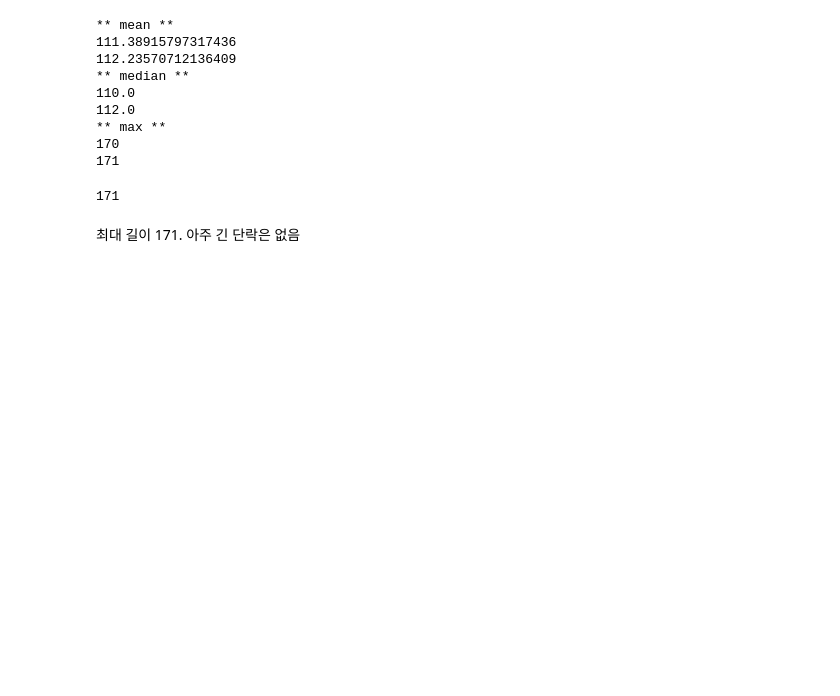
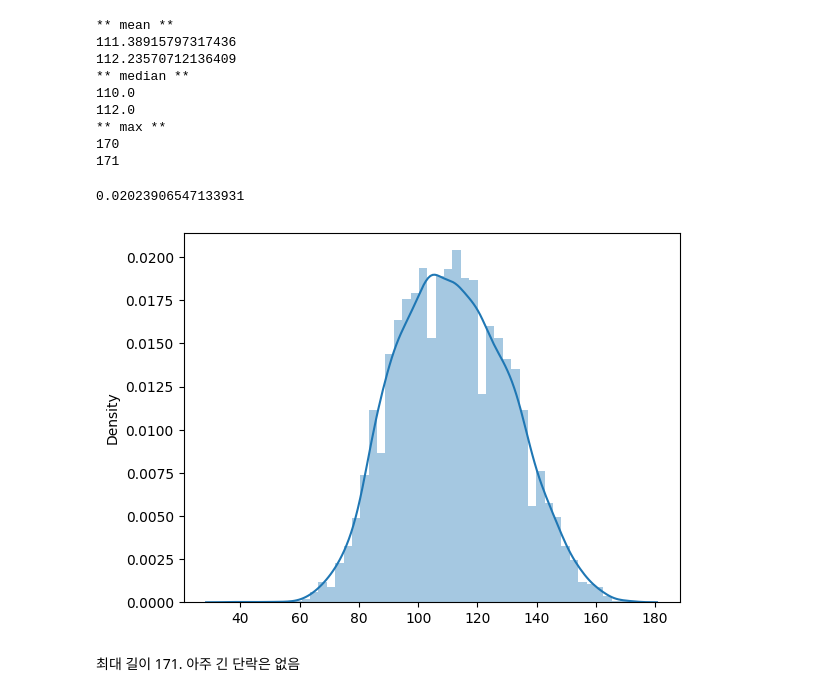
Before and after one commit to grizzzB/DPR, a Jupyter notebook: downloads/data/elasticsearch_data.ipynb, the cells around one changed output. Cells and saved outputs as stored; diff of their text form; code cells hidden in the pictures; blank space fills up the shorter version.

```diff
--- a/downloads/data/elasticsearch_data.ipynb
+++ b/downloads/data/elasticsearch_data.ipynb
@@ -296,10 +350,24 @@ show_doc_len(docs['dev']['data'], max)
 ** max **
 170
 171
-# %%
-max([ l["len_ctxs"] for l in res])
-# %% [output]
-171
+# %%
+res = check_ctx_len(docs['train']['data']+docs['dev']['data'])# 최대 최소 등 길이 정보를 조회하는 목적
+len_list = [l["len_ctxs"] for l in res]
+
+num = 0
+
+for l in len_list:
+    if l > 150:
+        num += 1
+
+print(num/len(len_list))
+# %% [output]
+0.02023906547133931
+# %%
+sns.distplot(np.array(len_list))
+plt.show()
+# %% [output]
+[figure, added]
 # %% [markdown]
 최대 길이 171. 아주 긴 단락은 없음
 # %%
```
Also changed, not shown: parts of 17 cells of this notebook, 2 other files.
